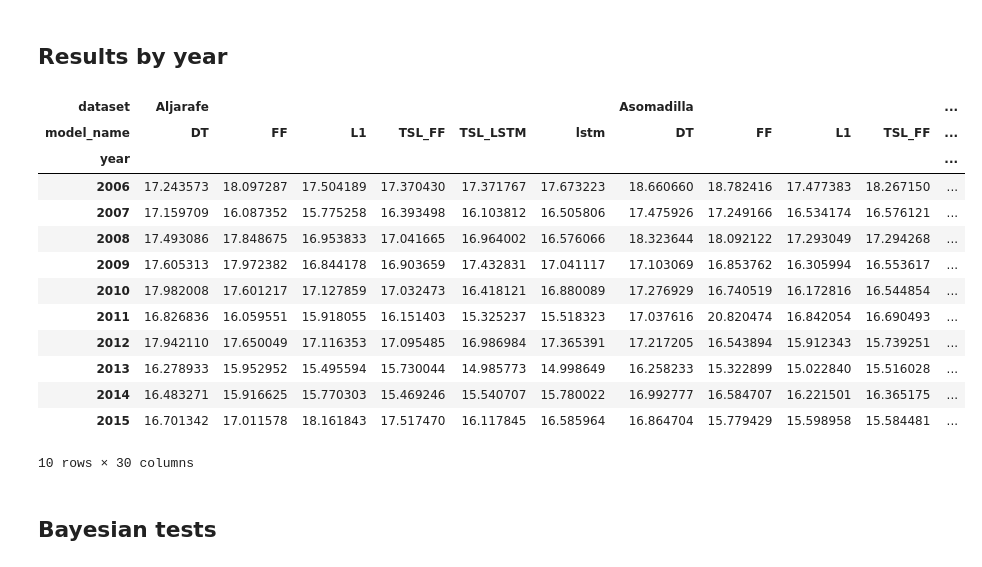
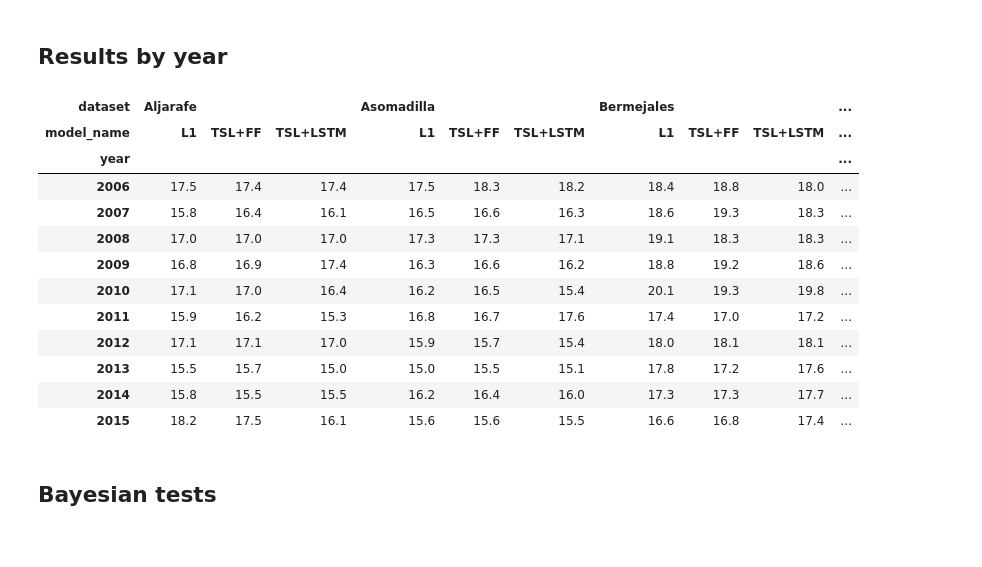
Before and after one commit to manjimnav/TSLayer-Ozone, a Jupyter notebook: analysis.ipynb, the cells around one changed output. Drawn from its saved outputs; the diff is of its cells as text; code cells hidden in the pictures.

```diff
--- a/analysis.ipynb
+++ b/analysis.ipynb
@@ -20,11 +20,11 @@ total_metrics = pd.concat((total_metrics, total_metrics_2))
 total_metrics["n_features"] = total_metrics.selected_features.apply(eval).apply(len)
 #total_metrics["selection_params_residual"] = total_metrics.selection_params_residual.fillna(False)
 # %%
-total_metrics['model_name'] = total_metrics['model_name'].replace({'decisiontree': 'DT'})
+total_metrics['model_name'] = total_metrics['model_name'].replace({'decisiontree': 'DT', 'lstm': "LSTM"})
 total_metrics['selection_name'] = total_metrics['selection_name'].replace({'NoSelection': 'NS', 'TimeSelectionLayer': 'TSL'})
 
-total_metrics.loc[(total_metrics.selection_name=='TSL') & (total_metrics.model_name=='lstm'), 'model_name'] = 'TSL_LSTM'
-total_metrics.loc[(total_metrics.selection_name=='TSL') & (total_metrics.model_name=='dense'), 'model_name'] = 'TSL_FF'
+total_metrics.loc[(total_metrics.selection_name=='TSL') & (total_metrics.model_name=='LSTM'), 'model_name'] = 'TSL+LSTM'
+total_metrics.loc[(total_metrics.selection_name=='TSL') & (total_metrics.model_name=='dense'), 'model_name'] = 'TSL+FF'
 total_metrics.loc[total_metrics.selection_name=='TimeSelectionLayerConstant', 'model_name'] = 'TSL*'
 #total_metrics.loc[(total_metrics.selection_name=='TSL') & (total_metrics.selection_params_residual), 'model_name'] = 'TSLRes'
 total_metrics['model_name'] = total_metrics['model_name'].replace({'dense': 'FF', 'lasso': 'L1'})
@@ -125,25 +125,25 @@ for dataset in best_by_year_selected.dataset.unique():
 # %%
 
 best_metrics = total_metrics_indexed.loc[best_index].reset_index()
 best_metrics = best_metrics.groupby(['dataset', 'model_name', 'dataset_params_test_year'], dropna=False)[['root_mean_squared_error']].mean().reset_index()
 best_metrics = best_metrics.rename({'dataset_params_test_year': 'year'}, axis=1)
 best_metrics = best_metrics[(best_metrics.year>2005)]
-best_metrics.pivot(index = ['year'], columns=[ 'dataset','model_name'], values='root_mean_squared_error')#.round(1).to_latex()
+best_metrics = best_metrics[best_metrics.model_name.isin(["L1", "TSL+FF", "TSL+LSTM"])]
+best_metrics.pivot(index = ['year'], columns=[ 'dataset','model_name'], values='root_mean_squared_error').round(1)#.to_latex()
 # %% [output]
-| dataset | Aljarafe |  |  |  |  |  | Asomadilla |  |  |  | ... |
-| model_name | DT | FF | L1 | TSL_FF | TSL_LSTM | lstm | DT | FF | L1 | TSL_FF | ... |
-| year |  |  |  |  |  |  |  |  |  |  | ... |
-| 2006 | 17.243573 | 18.097287 | 17.504189 | 17.370430 | 17.371767 | 17.673223 | 18.660660 | 18.782416 | 17.477383 | 18.267150 | ... |
-| 2007 | 17.159709 | 16.087352 | 15.775258 | 16.393498 | 16.103812 | 16.505806 | 17.475926 | 17.249166 | 16.534174 | 16.576121 | ... |
-| 2008 | 17.493086 | 17.848675 | 16.953833 | 17.041665 | 16.964002 | 16.576066 | 18.323644 | 18.092122 | 17.293049 | 17.294268 | ... |
-| 2009 | 17.605313 | 17.972382 | 16.844178 | 16.903659 | 17.432831 | 17.041117 | 17.103069 | 16.853762 | 16.305994 | 16.553617 | ... |
-| 2010 | 17.982008 | 17.601217 | 17.127859 | 17.032473 | 16.418121 | 16.880089 | 17.276929 | 16.740519 | 16.172816 | 16.544854 | ... |
-| 2011 | 16.826836 | 16.059551 | 15.918055 | 16.151403 | 15.325237 | 15.518323 | 17.037616 | 20.820474 | 16.842054 | 16.690493 | ... |
-| 2012 | 17.942110 | 17.650049 | 17.116353 | 17.095485 | 16.986984 | 17.365391 | 17.217205 | 16.543894 | 15.912343 | 15.739251 | ... |
-| 2013 | 16.278933 | 15.952952 | 15.495594 | 15.730044 | 14.985773 | 14.998649 | 16.258233 | 15.322899 | 15.022840 | 15.516028 | ... |
-| 2014 | 16.483271 | 15.916625 | 15.770303 | 15.469246 | 15.540707 | 15.780022 | 16.992777 | 16.584707 | 16.221501 | 16.365175 | ... |
-| 2015 | 16.701342 | 17.011578 | 18.161843 | 17.517470 | 16.117845 | 16.585964 | 16.864704 | 15.779429 | 15.598958 | 15.584481 | ... |
+| dataset | Aljarafe |  |  | Asomadilla |  |  | Bermejales |  |  | ... |
+| model_name | L1 | TSL+FF | TSL+LSTM | L1 | TSL+FF | TSL+LSTM | L1 | TSL+FF | TSL+LSTM | ... |
+| year |  |  |  |  |  |  |  |  |  | ... |
+| 2006 | 17.5 | 17.4 | 17.4 | 17.5 | 18.3 | 18.2 | 18.4 | 18.8 | 18.0 | ... |
+| 2007 | 15.8 | 16.4 | 16.1 | 16.5 | 16.6 | 16.3 | 18.6 | 19.3 | 18.3 | ... |
+| 2008 | 17.0 | 17.0 | 17.0 | 17.3 | 17.3 | 17.1 | 19.1 | 18.3 | 18.3 | ... |
+| 2009 | 16.8 | 16.9 | 17.4 | 16.3 | 16.6 | 16.2 | 18.8 | 19.2 | 18.6 | ... |
+| 2010 | 17.1 | 17.0 | 16.4 | 16.2 | 16.5 | 15.4 | 20.1 | 19.3 | 19.8 | ... |
+| 2011 | 15.9 | 16.2 | 15.3 | 16.8 | 16.7 | 17.6 | 17.4 | 17.0 | 17.2 | ... |
+| 2012 | 17.1 | 17.1 | 17.0 | 15.9 | 15.7 | 15.4 | 18.0 | 18.1 | 18.1 | ... |
+| 2013 | 15.5 | 15.7 | 15.0 | 15.0 | 15.5 | 15.1 | 17.8 | 17.2 | 17.6 | ... |
+| 2014 | 15.8 | 15.5 | 15.5 | 16.2 | 16.4 | 16.0 | 17.3 | 17.3 | 17.7 | ... |
+| 2015 | 18.2 | 17.5 | 16.1 | 15.6 | 15.6 | 15.5 | 16.6 | 16.8 | 17.4 | ... |
-10 rows × 30 columns
 # %% [markdown]
 ## Bayesian tests
 # %%
```
Also changed, not shown: parts of 4 cells of this notebook, 2 other files.
